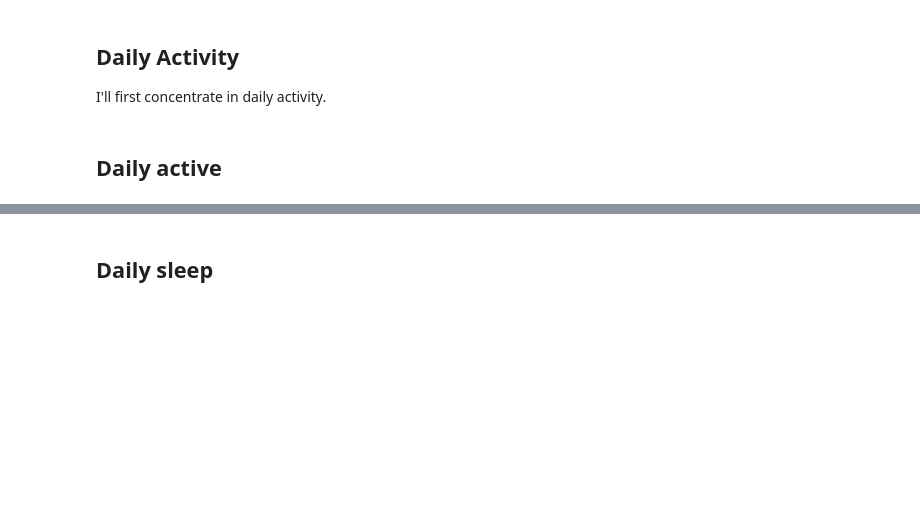
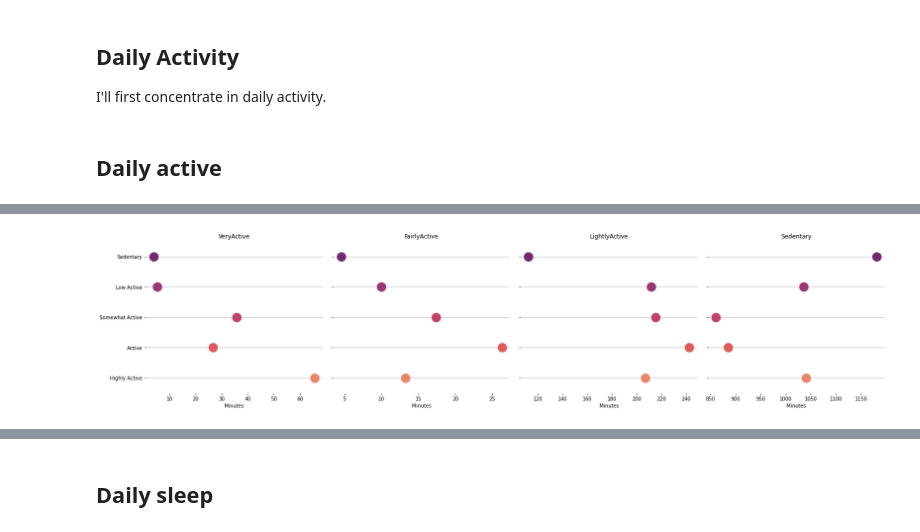
Before and after one commit to alefisico/GoogleCapstoneBellabeat, a Jupyter notebook: notebooks/fitabase-dataset-analyzing-capstone-bellabeat.ipynb, the cells around one changed output, grey strips where cells are left out. Cells and saved outputs as stored; diff of their text form; code cells hidden in the pictures; blank space fills up the shorter version.

```diff
--- a/notebooks/fitabase-dataset-analyzing-capstone-bellabeat.ipynb
+++ b/notebooks/fitabase-dataset-analyzing-capstone-bellabeat.ipynb
@@ -177,0 +312,91 @@ display(dataWeekly.transpose())
+# %%
+query = f"""
+WITH dailyActivity AS (
+    SELECT
+        Id,
+        COUNT(dailyActivity.ActivityDate) AS countDay,
+        AVG(dailyActivity.TotalSteps) AS avgTotalSteps,
+        AVG(dailyActivity.TotalDistance) AS avgTotalDistance,
+        AVG(dailyActivity.TrackerDistance) AS avgTrackerDistance,
+        AVG(dailyActivity.LoggedActivitiesDistance) AS avgLoggedActivitiesDistance,
+        AVG(dailyActivity.VeryActiveDistance) AS avgVeryActiveDistance,
+        AVG(dailyActivity.ModeratelyActiveDistance) AS avgModeratelyActiveDistance,
+        AVG(dailyActivity.LightActiveDistance) AS avgLightActiveDistance,
+        AVG(dailyActivity.SedentaryActiveDistance) AS avgSedentaryActiveDistance,
+        AVG(dailyActivity.VeryActiveMinutes) AS avgVeryActiveMinutes,
+        AVG(dailyActivity.FairlyActiveMinutes) AS avgFairlyActiveMinutes,
+        AVG(dailyActivity.LightlyActiveMinutes) AS avgLightlyActiveMinutes,
+        AVG(dailyActivity.SedentaryMinutes) AS avgSedentaryMinutes,
+        AVG(dailyActivity.Calories) AS avgCalories,
+    FROM `{projectID}.{datasetID}.dailyActivity` AS dailyActivity
+    WHERE ActivityDate BETWEEN '2016-04-12' AND '2016-05-07'
+    GROUP BY Id
+    HAVING countDay > 20
+),
+activityLevel AS (
+    SELECT
+        dailyActivity.*,
+        CAST(dailyActivity.Id AS STRING) AS newId,
+        t.activeLevel
+    FROM dailyActivity
+    INNER JOIN (
+        SELECT
+            Id,
+            COUNT(ActivityDate) AS countDay,
+            CASE
+                WHEN AVG(TotalSteps) < 5000 THEN 'Sedentary'
+                WHEN AVG(TotalSteps) < 7500 THEN 'Low Active'
+                WHEN AVG(TotalSteps) < 10000 THEN 'Somewhat Active'
+                WHEN AVG(TotalSteps) < 12500 THEN 'Active'
+                WHEN AVG(TotalSteps) > 12500 THEN 'Highly Active'
+            END AS activeLevel
+        FROM `{projectID}.{datasetID}.dailyActivity`
+        WHERE ActivityDate BETWEEN '2016-04-12' AND '2016-05-07'
+        GROUP BY Id
+        HAVING countDay > 20
+    ) AS t ON dailyActivity.Id = t.Id
+)
+SELECT
+    activeLevel,
+    COUNT(*) AS count,
+    AVG(avgTotalSteps) AS avgTotalSteps,
+    AVG(avgTotalDistance) AS avgTotalDistance,
+    AVG(avgTrackerDistance) AS avgTrackerDistance,
+    AVG(avgLoggedActivitiesDistance) AS avgLoggedActivitiesDistance,
+    AVG(avgVeryActiveDistance) AS avgVeryActiveDistance,
+    AVG(avgModeratelyActiveDistance) AS avgModeratelyActiveDistance,
+    AVG(avgLightActiveDistance) AS avgLightActiveDistance,
+    AVG(avgSedentaryActiveDistance) AS avgSedentaryActiveDistance,
+    AVG(avgVeryActiveMinutes) AS avgVeryActiveMinutes,
+    AVG(avgFairlyActiveMinutes) AS avgFairlyActiveMinutes,
+    AVG(avgLightlyActiveMinutes) AS avgLightlyActiveMinutes,
+    AVG(avgSedentaryMinutes) AS avgSedentaryMinutes,
+    AVG(avgCalories) AS avgCalories,
+FROM activityLevel
+GROUP BY activeLevel
+ORDER BY avgTotalSteps
+"""
+
+query_job = client.query(query)
+dataActivityLevel = query_job.to_dataframe()
+display(dataActivityLevel.head())
+dataActivityLevel.to_csv('fitabase_dataActivityLevel.csv', index=False)
+
+# plt.figure(figsize=(10,10))
+g = sns.PairGrid(data=dataActivityLevel,
+                 x_vars=['avgVeryActiveMinutes','avgFairlyActiveMinutes','avgLightlyActiveMinutes', 'avgSedentaryMinutes'],
+                 y_vars=['activeLevel'],
+                 height=5,
+                 aspect=1.1,
+)
+g.map(sns.stripplot, size=20, orient="h", jitter=False,
+      palette="flare_r", linewidth=1, edgecolor="w")
+g.set(xlabel="Minutes", ylabel="")
+for ax, title in zip(g.axes.flat, ['VeryActive','FairlyActive','LightlyActive','Sedentary']):
+    # Set a different title for each axes
+    ax.set(title=title)
+    # Make the grid horizontal instead of vertical
+    ax.xaxis.grid(False)
+    ax.yaxis.grid(True)
+sns.despine(left=True, bottom=True)
+# %% [output]
@@ -177,0 +409 @@ display(dataWeekly.transpose())
+[figure, added]
```
Also changed, not shown: parts of 31 cells of this notebook, 2 other files.
